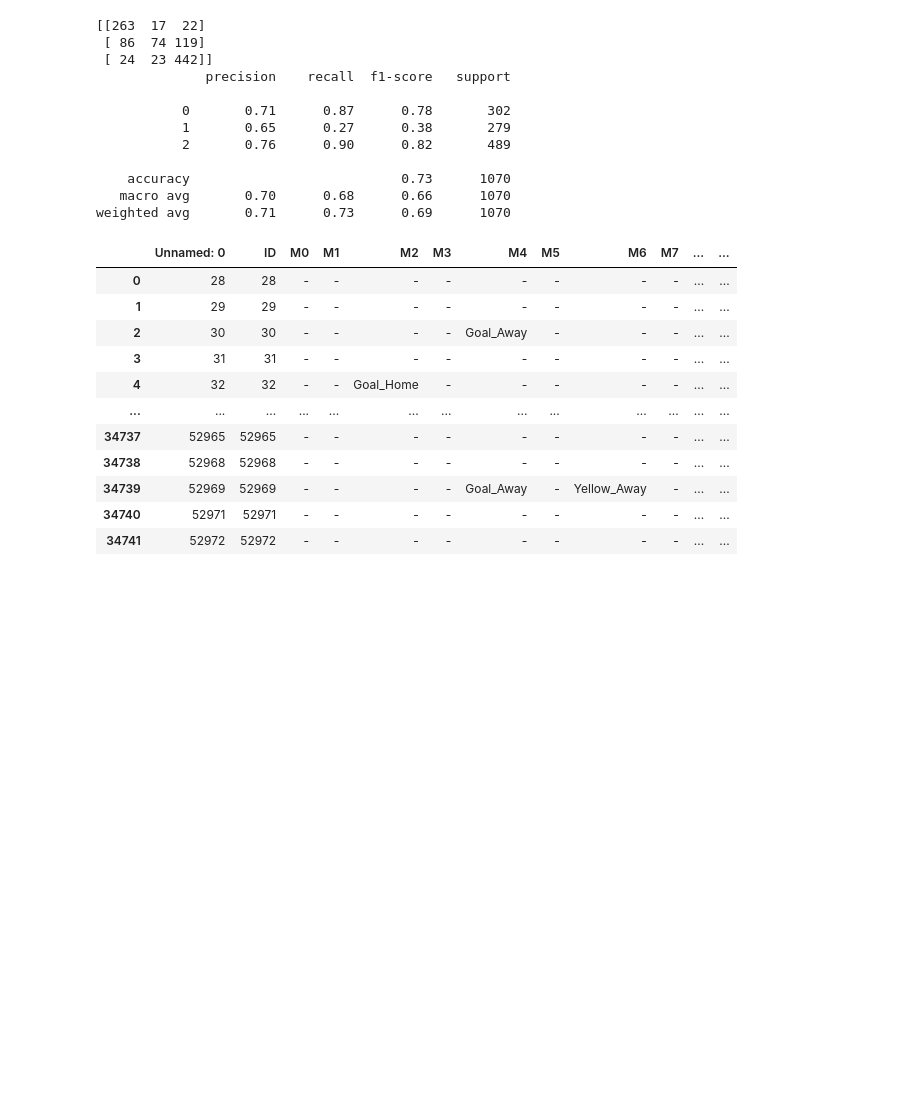
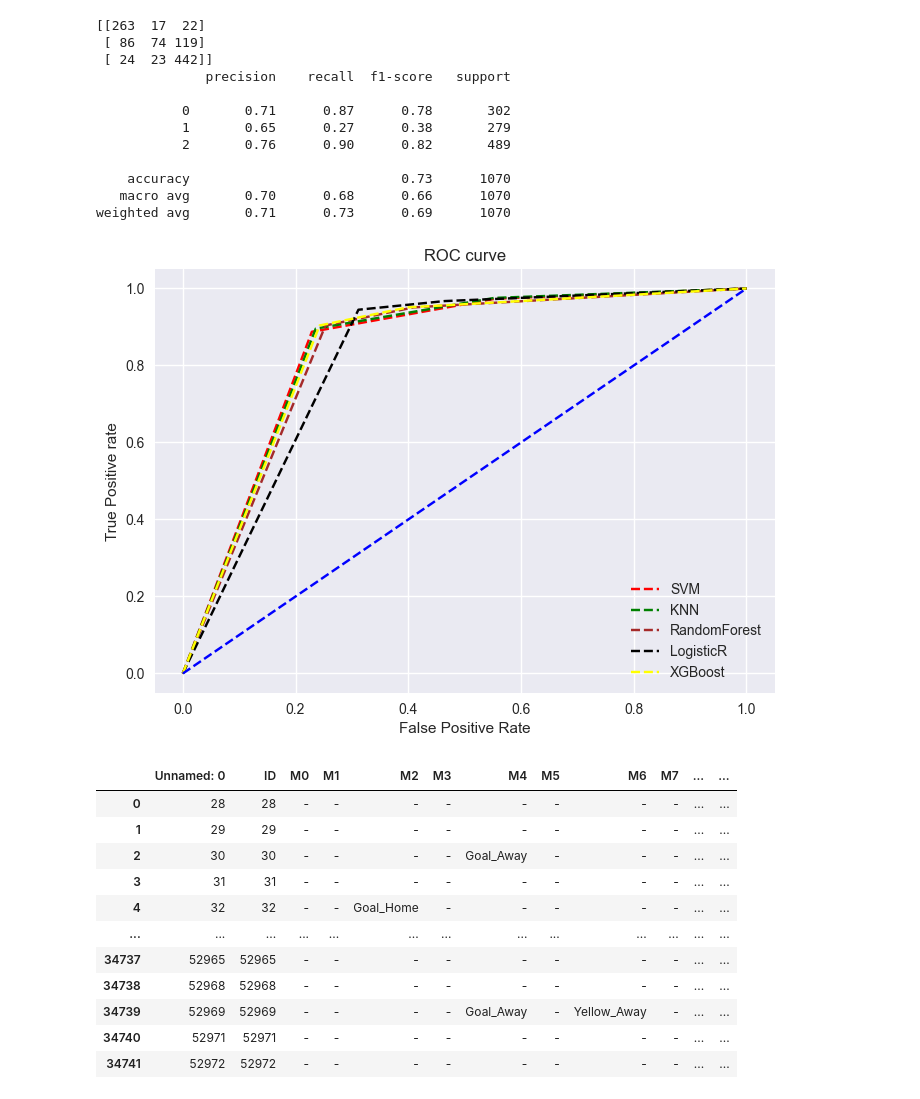
Before and after one commit to WowCodeSusah/Final_DS, a Jupyter notebook: WinRate.ipynb, the cells around one changed output. Cells and saved outputs as stored; diff of their text form; code cells hidden in the pictures; blank space fills up the shorter version.

```diff
--- a/WinRate.ipynb
+++ b/WinRate.ipynb
@@ -372,3 +396,27 @@ weighted avg       0.71      0.73      0.69      1070
+# %%
+import matplotlib.pyplot as plt
+plt.style.use('seaborn')
+
+# plot roc curves
+plt.plot(fpr1, tpr1, linestyle='--',color='red', label='SVM')
+plt.plot(fpr2, tpr2, linestyle='--',color='green', label='KNN')
+plt.plot(fpr3, tpr3, linestyle='--',color='brown', label='RandomForest')
+plt.plot(fpr4, tpr4, linestyle='--',color='black', label='LogisticR')
+plt.plot(fpr5, tpr5, linestyle='--',color='yellow', label='XGBoost')
+
+plt.plot(p_fpr, p_tpr, linestyle='--', color='blue')
+# title
+plt.title('ROC curve')
+# x label
+plt.xlabel('False Positive Rate')
+# y label
+plt.ylabel('True Positive rate')
+
+plt.legend(loc='best')
+plt.savefig('ROC',dpi=300)
+plt.show();
+# %% [output]
+[figure, added]
 # %%
 incMinute = pd.read_csv('CSV\MinuteByMinute.csv')
 baseINC = pd.read_csv('CSV\RawINCData.csv')
```
Also changed, not shown: parts of 12 cells of this notebook, 1 other file.
